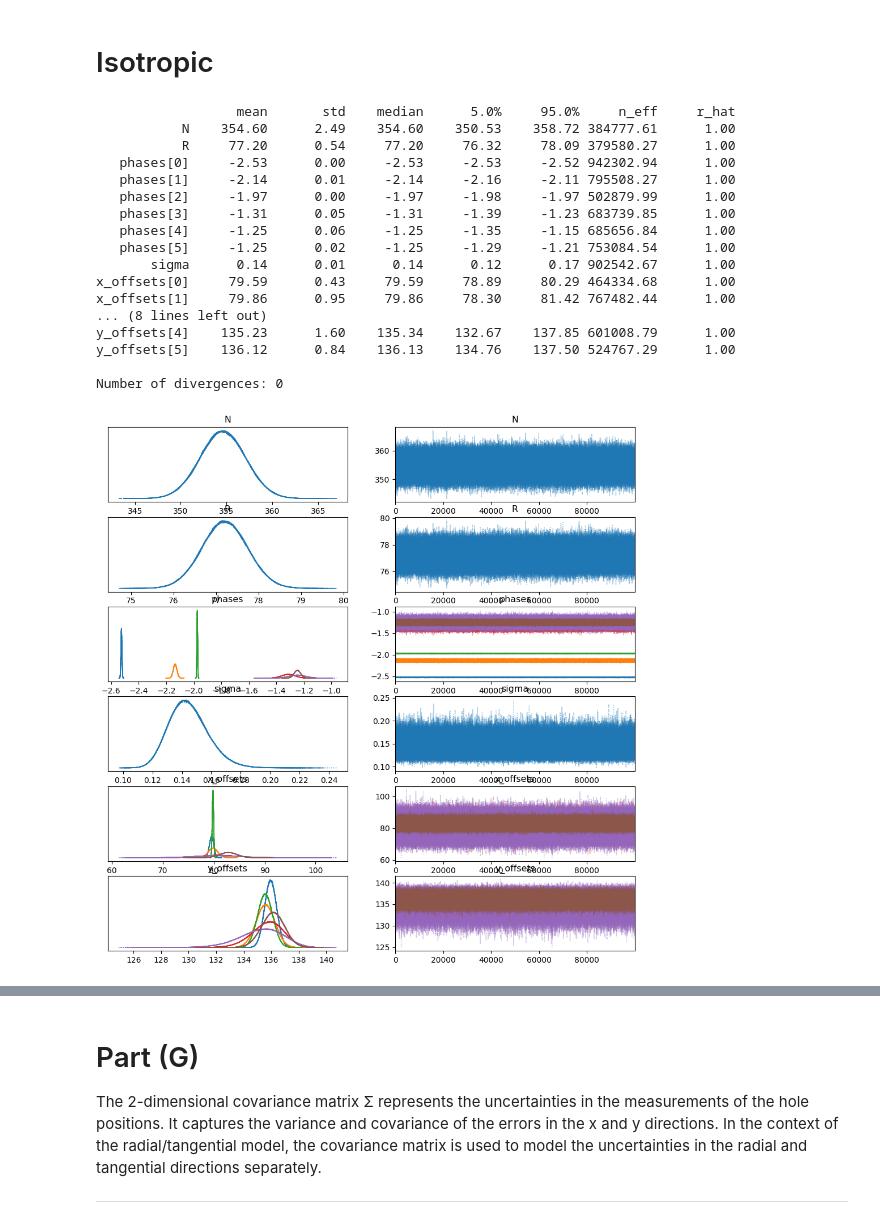
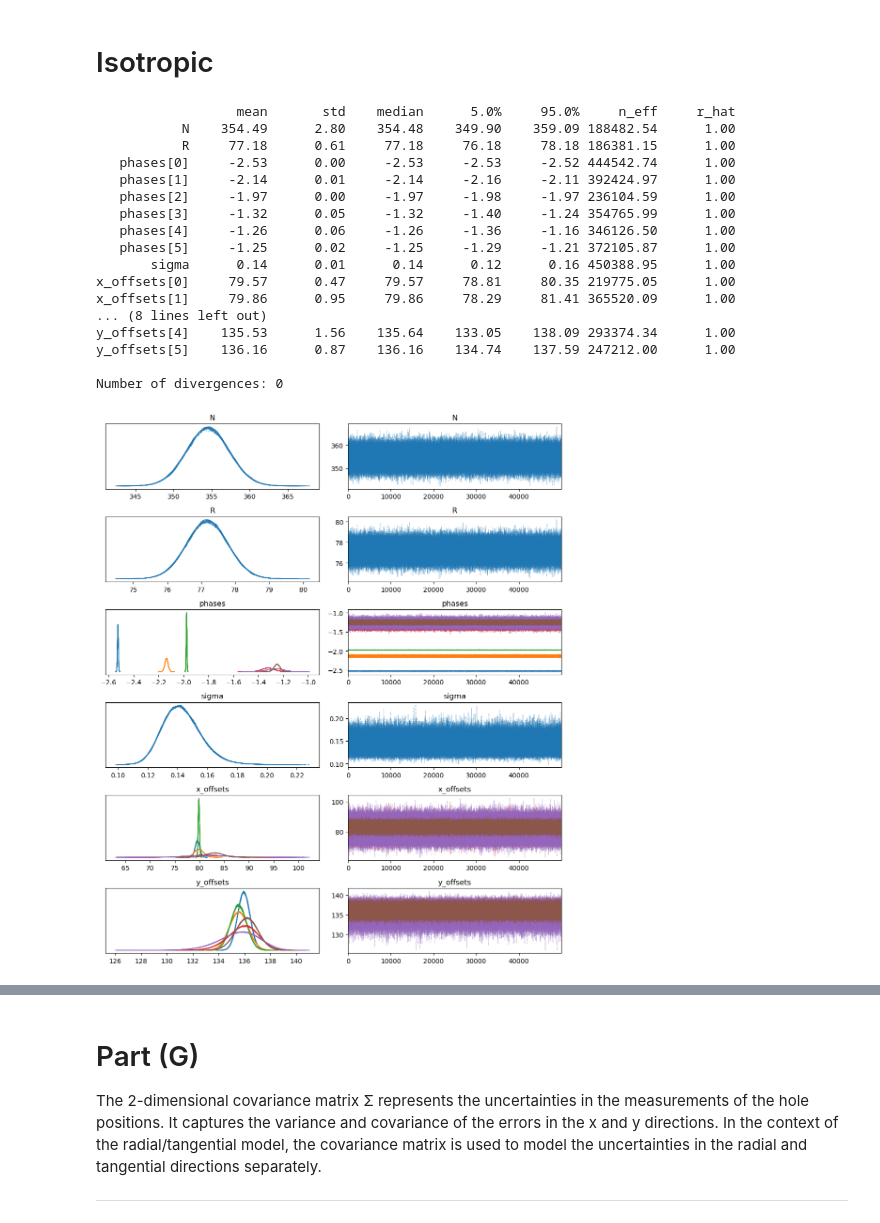
Before and after one commit to raunaq-rai/Antikythera_Mechanism_bayesian_analysis, a Jupyter notebook: main_notebook.ipynb, the cells around one changed output, grey strips where cells are left out. Drawn from its saved outputs; the diff is of its cells as text; code cells hidden in the pictures.

```diff
--- a/main_notebook.ipynb
+++ b/main_notebook.ipynb
@@ -942,2 +1014,27 @@ plot_mle_results_iso(optimal_params_iso, data_list)
 # %% [markdown]
 # Part (F)
+# %%
+file_path = "dataverse_files/1-Fragment_C_Hole_Measurements.csv"
+
+df = pd.read_csv(file_path)
+
+df = df.sort_values(by=["Section ID", "Hole"])  # Sort by section and hole index
+
+# === Remove Sections 0 and 4 ===
+valid_sections = [1, 2, 3, 5, 6, 7]  # Keep only these sections
+df_filtered = df[df["Section ID"].isin(valid_sections)]
+
+# === Group by Section ID ===
+data_list = []
+grouped = df_filtered.groupby("Section ID")
+
+for section_id, group in grouped:
+    x_values = group["Mean(X)"].values
+    y_values = group["Mean(Y)"].values
+    data_list.append((x_values, y_values))  # Append (x, y) tuple for this section
+
+# === Sanity Check ===
+total_holes = sum(len(sect[0]) for sect in data_list)
+assert total_holes == 79, f"Expected 79 holes, but got {total_holes}"
+
+print("Data formatted correctly with 6 sections and 79 holes.")
@@ -944,4 +1043,5 @@ plot_mle_results_iso(optimal_params_iso, data_list)
 # %%
+# start with a wider prior adnd then do the following
 def bayesian_hole_position_model(data, use_anisotropic=True):
     """
     Bayesian model for hole positions using NumPyro.
@@ -953,7 +1053,7 @@ def bayesian_hole_position_model(data, use_anisotropic=True):
 
     # Universal Priors (Ring-level parameters)
     N = numpyro.sample('N', dist.Normal(354.36707, 3.5))  # Uniform prior for N
-    R = numpyro.sample('R', dist.Normal(77.3, 1))  # Uniform prior for R
+    R = numpyro.sample('R', dist.Normal(77.35, 2))  # Uniform prior for R
 
     if use_anisotropic:
         sigma_r = numpyro.sample('sigma_r', dist.LogNormal(jnp.log(0.028), 0.25))  # std dev spans ~0.023–0.036
@@ -963,7 +1063,7 @@ def bayesian_hole_position_model(data, use_anisotropic=True):
 
     # Section-Specific Priors
     num_sections = len(data)  # Number of fractured sections in the dataset
-    phases = numpyro.sample('phases', dist.Normal(-2.5, 1).expand([num_sections]))  # Normal prior for phases
+    phases = numpyro.sample('phases', dist.Normal(-2.5, 0.5).expand([num_sections]))  # Normal prior for phases
     x_offsets = numpyro.sample('x_offsets', dist.Normal(80, 5).expand([num_sections]))  # Normal prior for x offsets
     y_offsets = numpyro.sample('y_offsets', dist.Normal(135, 5).expand([num_sections]))  # Normal prior for y offsets
 
@@ -1008,7 +1170,7 @@ nuts_kernel_aniso = NUTS(bayesian_hole_position_model, init_strategy=numpyro.inf
 
 mcmc_aniso = MCMC(nuts_kernel_aniso, num_warmup=num_warmup, num_samples=num_samples, num_chains=num_chains)
 
-key = jax.random.PRNGKey(0)
+key = jax.random.PRNGKey(240901)
 mcmc_aniso.run(key, data_list, use_anisotropic=True)
 
 # Print summary of MCMC results
@@ -1074,49 +1239,51 @@ plt.show()
 # Run MCMC for Isotropic Case
 num_chains = 12  # Use all 12 CPU cores
 num_warmup = 10000  # Burn-in steps
-num_samples = 100000  # Total samples per chain
+num_samples = 50000  # Total samples per chain
 
 nuts_kernel_iso = NUTS(bayesian_hole_position_model, init_strategy=numpyro.infer.init_to_median)
 
 mcmc_iso = MCMC(nuts_kernel_iso, num_warmup=num_warmup, num_samples=num_samples, num_chains=num_chains)
 
-key = jax.random.PRNGKey(0)
+key = jax.random.PRNGKey(240901)
 mcmc_iso.run(key, data_list, use_anisotropic=False)  # Set use_anisotropic to False for isotropic case
 
 # Print summary of MCMC results
 mcmc_iso.print_summary()
 # %% [output]
                   mean       std    median      5.0%     95.0%     n_eff     r_hat
-           N    354.60      2.49    354.60    350.53    358.72 384777.61      1.00
-           R     77.20      0.54     77.20     76.32     78.09 379580.27      1.00
-   phases[0]     -2.53      0.00     -2.53     -2.53     -2.52 942302.94      1.00
-   phases[1]     -2.14      0.01     -2.14     -2.16     -2.11 795508.27      1.00
-   phases[2]     -1.97      0.00     -1.97     -1.98     -1.97 502879.99      1.00
-   phases[3]     -1.31      0.05     -1.31     -1.39     -1.23 683739.85      1.00
-   phases[4]     -1.25      0.06     -1.25     -1.35     -1.15 685656.84      1.00
-   phases[5]     -1.25      0.02     -1.25     -1.29     -1.21 753084.54      1.00
-       sigma      0.14      0.01      0.14      0.12      0.17 902542.67      1.00
-x_offsets[0]     79.59      0.43     79.59     78.89     80.29 464334.68      1.00
-x_offsets[1]     79.86      0.95     79.86     78.30     81.42 767482.44      1.00
+           N    354.49      2.80    354.48    349.90    359.09 188482.54      1.00
+           R     77.18      0.61     77.18     76.18     78.18 186381.15      1.00
+   phases[0]     -2.53      0.00     -2.53     -2.53     -2.52 444542.74      1.00
+   phases[1]     -2.14      0.01     -2.14     -2.16     -2.11 392424.97      1.00
+   phases[2]     -1.97      0.00     -1.97     -1.98     -1.97 236104.59      1.00
+   phases[3]     -1.32      0.05     -1.32     -1.40     -1.24 354765.99      1.00
+   phases[4]     -1.26      0.06     -1.26     -1.36     -1.16 346126.50      1.00
+   phases[5]     -1.25      0.02     -1.25     -1.29     -1.21 372105.87      1.00
+       sigma      0.14      0.01      0.14      0.12      0.16 450388.95      1.00
+x_offsets[0]     79.57      0.47     79.57     78.81     80.35 219775.05      1.00
+x_offsets[1]     79.86      0.95     79.86     78.29     81.41 365520.09      1.00
 ... (8 lines left out)
-y_offsets[4]    135.23      1.60    135.34    132.67    137.85 601008.79      1.00
-y_offsets[5]    136.12      0.84    136.13    134.76    137.50 524767.29      1.00
+y_offsets[4]    135.53      1.56    135.64    133.05    138.09 293374.34      1.00
+y_offsets[5]    136.16      0.87    136.16    134.74    137.59 247212.00      1.00
 
 Number of divergences: 0
 # %%
 # === Convert NumPyro Samples to ArviZ Format for Diagnostics ===
 posterior_samples_iso = mcmc_iso.get_samples()
 idata_iso = az.from_numpyro(mcmc_iso)
 
 # === Compute and Print Effective Sample Size (ESS) and R-hat ===
 ess_iso = az.ess(idata_iso)  # Effective sample size
 rhat_iso = az.rhat(idata_iso)  # R-hat convergence diagnostic
 
-# === Plot Trace Plots for MCMC Chains ===
-az.plot_trace(idata_iso, compact=True)
+az.plot_trace(idata_iso, compact=True, figsize=(10, 12))
+plt.tight_layout()
+plt.savefig('traceplot_iso.png', dpi=300, bbox_inches='tight')
+
 plt.show()
 # %% [output]
-[figure, old version]
+[figure, new version]
 # %%
 # Extract samples for Isotropic Model
 samples_iso = mcmc_iso.get_samples()
```
Also changed, not shown: parts of 26 cells of this notebook, 18 other files.
